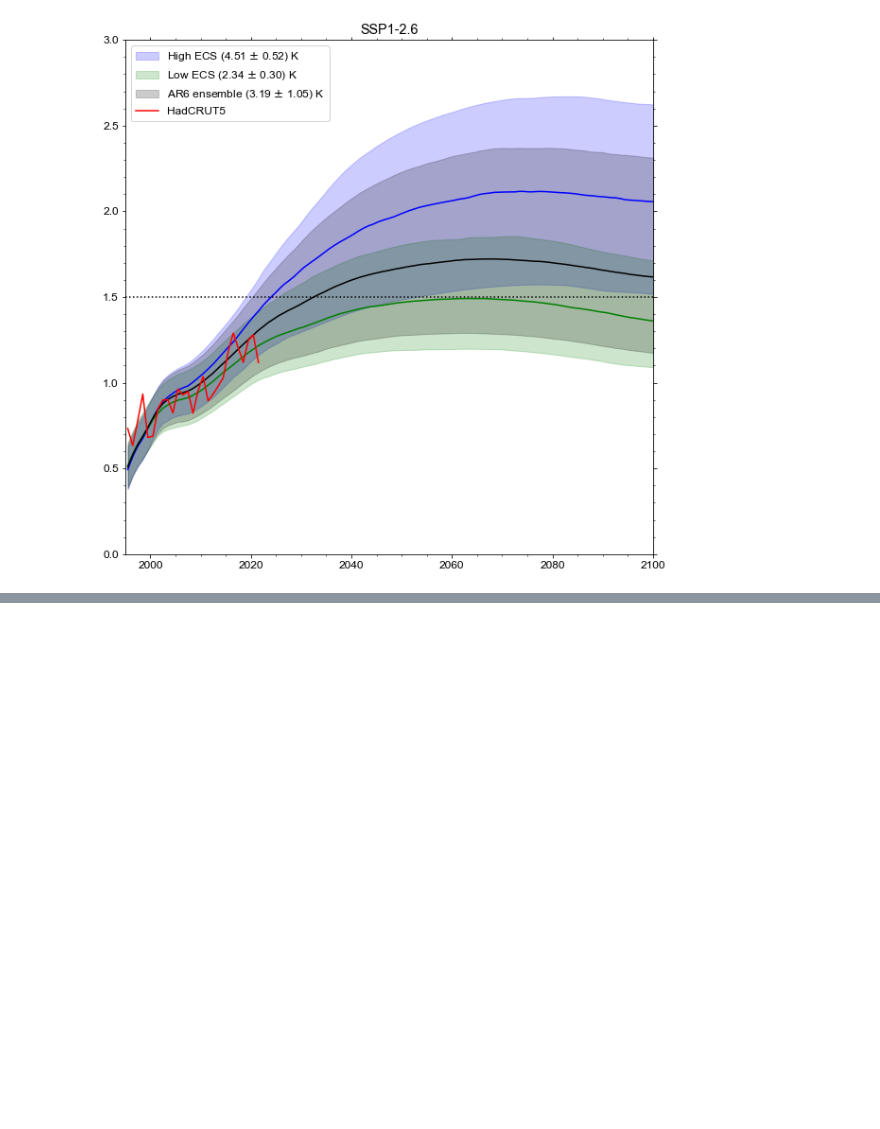
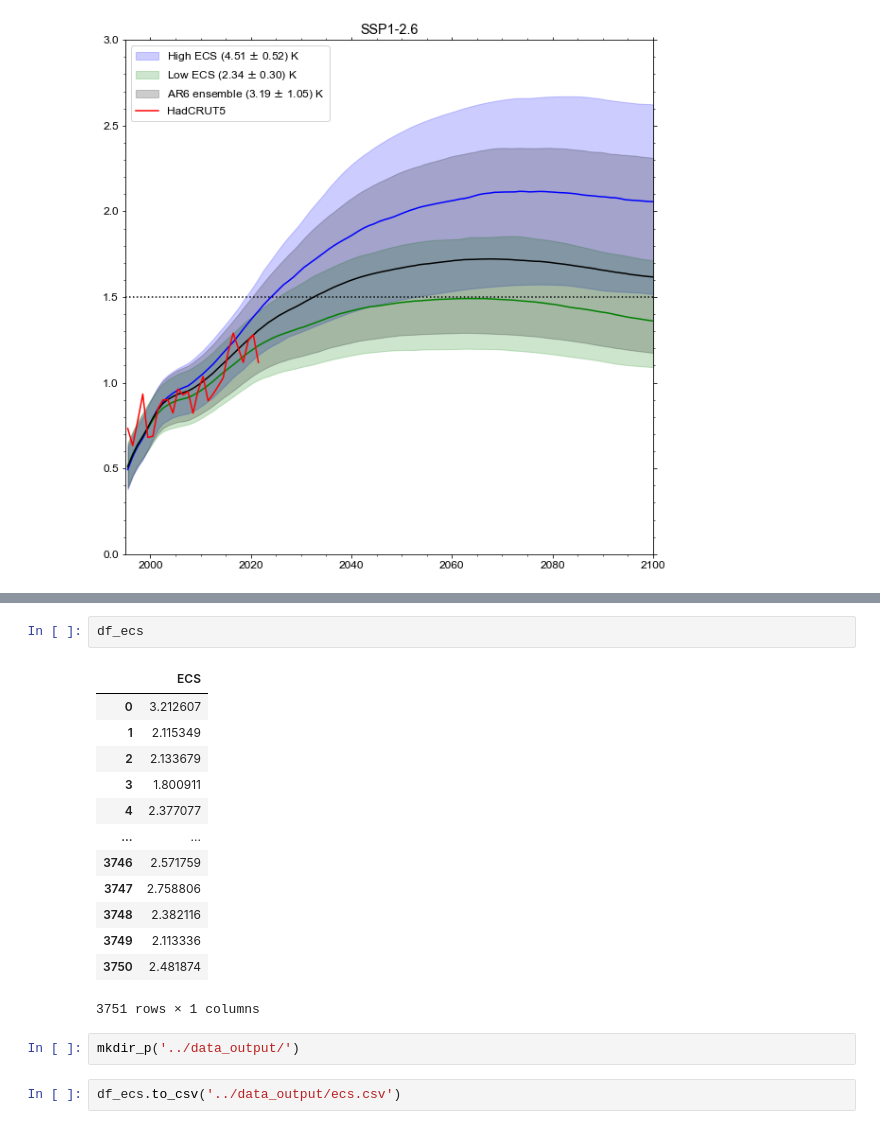
Before and after one commit to chrisroadmap/ar6-aerosol-uncertainty, a Jupyter notebook: notebooks/200_results-analysis.ipynb, the cells around one changed output, grey strips where cells are left out. Cells and saved outputs as stored; diff of their text form; blank space fills up the shorter version.

```diff
--- a/notebooks/200_results-analysis.ipynb
+++ b/notebooks/200_results-analysis.ipynb
@@ -251,0 +294,20 @@ pl.savefig('../plots/ssp126_three_ecs_distributions.png')
+# %%
+df_ecs
+# %% [output]
+|  | ECS |
+| 0 | 3.212607 |
+| 1 | 2.115349 |
+| 2 | 2.133679 |
+| 3 | 1.800911 |
+| 4 | 2.377077 |
+| ... | ... |
+| 3746 | 2.571759 |
+| 3747 | 2.758806 |
+| 3748 | 2.382116 |
+| 3749 | 2.113336 |
+| 3750 | 2.481874 |
+3751 rows × 1 columns
+# %%
+mkdir_p('../data_output/')
+# %%
+df_ecs.to_csv('../data_output/ecs.csv')
```
Also changed, not shown: parts of 10 cells of this notebook, 7 other files.
